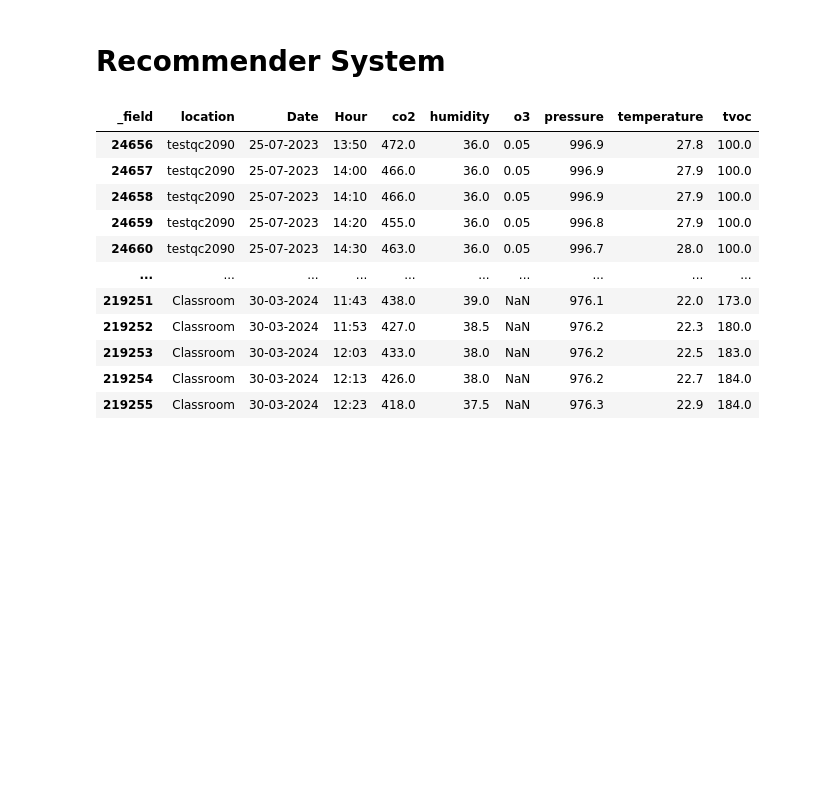
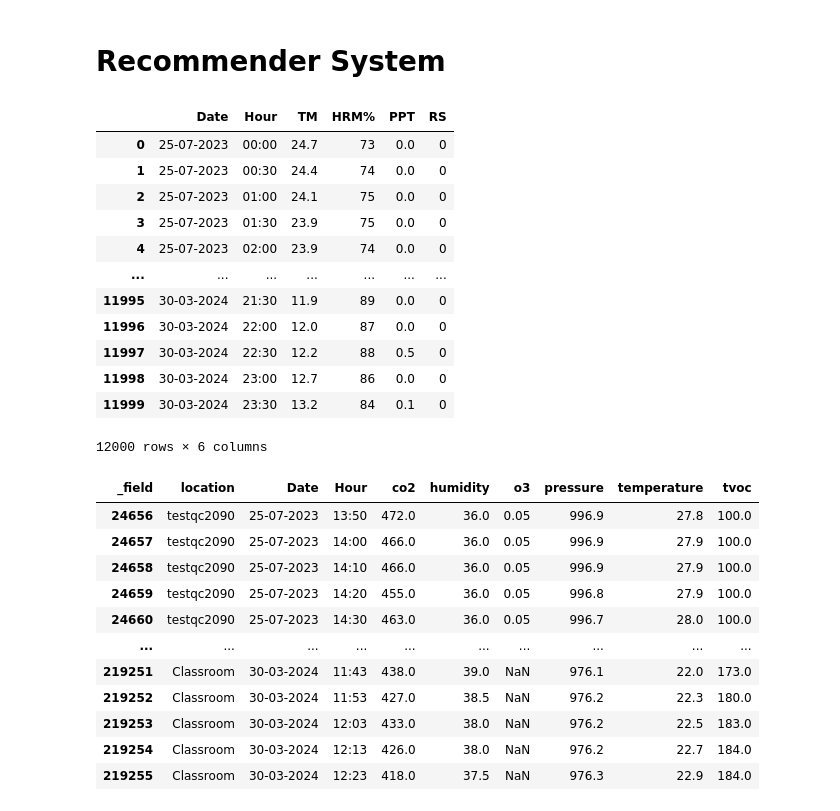
Before and after one commit to peremayolc/UAB_EnergyStudy, a Jupyter notebook: Recommender/recommendersys.ipynb, the cells around one changed output. Drawn from its saved outputs; the diff is of its cells as text; code cells hidden in the pictures; blank space fills up the shorter version.

```diff
--- a/Recommender/recommendersys.ipynb
+++ b/Recommender/recommendersys.ipynb
@@ -170,6 +168,22 @@ data_sensors.duplicated().sum()
 0
 # %% [markdown]
 # Recommender System
+# %%
+data_meteo
+# %% [output]
+|  | Date | Hour | TM | HRM% | PPT | RS |
+| 0 | 25-07-2023 | 00:00 | 24.7 | 73 | 0.0 | 0 |
+| 1 | 25-07-2023 | 00:30 | 24.4 | 74 | 0.0 | 0 |
+| 2 | 25-07-2023 | 01:00 | 24.1 | 75 | 0.0 | 0 |
+| 3 | 25-07-2023 | 01:30 | 23.9 | 75 | 0.0 | 0 |
+| 4 | 25-07-2023 | 02:00 | 23.9 | 74 | 0.0 | 0 |
+| ... | ... | ... | ... | ... | ... | ... |
+| 11995 | 30-03-2024 | 21:30 | 11.9 | 89 | 0.0 | 0 |
+| 11996 | 30-03-2024 | 22:00 | 12.0 | 87 | 0.0 | 0 |
+| 11997 | 30-03-2024 | 22:30 | 12.2 | 88 | 0.5 | 0 |
+| 11998 | 30-03-2024 | 23:00 | 12.7 | 86 | 0.0 | 0 |
+| 11999 | 30-03-2024 | 23:30 | 13.2 | 84 | 0.1 | 0 |
+12000 rows × 6 columns
 # %%
 data_sensors
 # %% [output]
```
Also changed, not shown: parts of 4 cells of this notebook.
